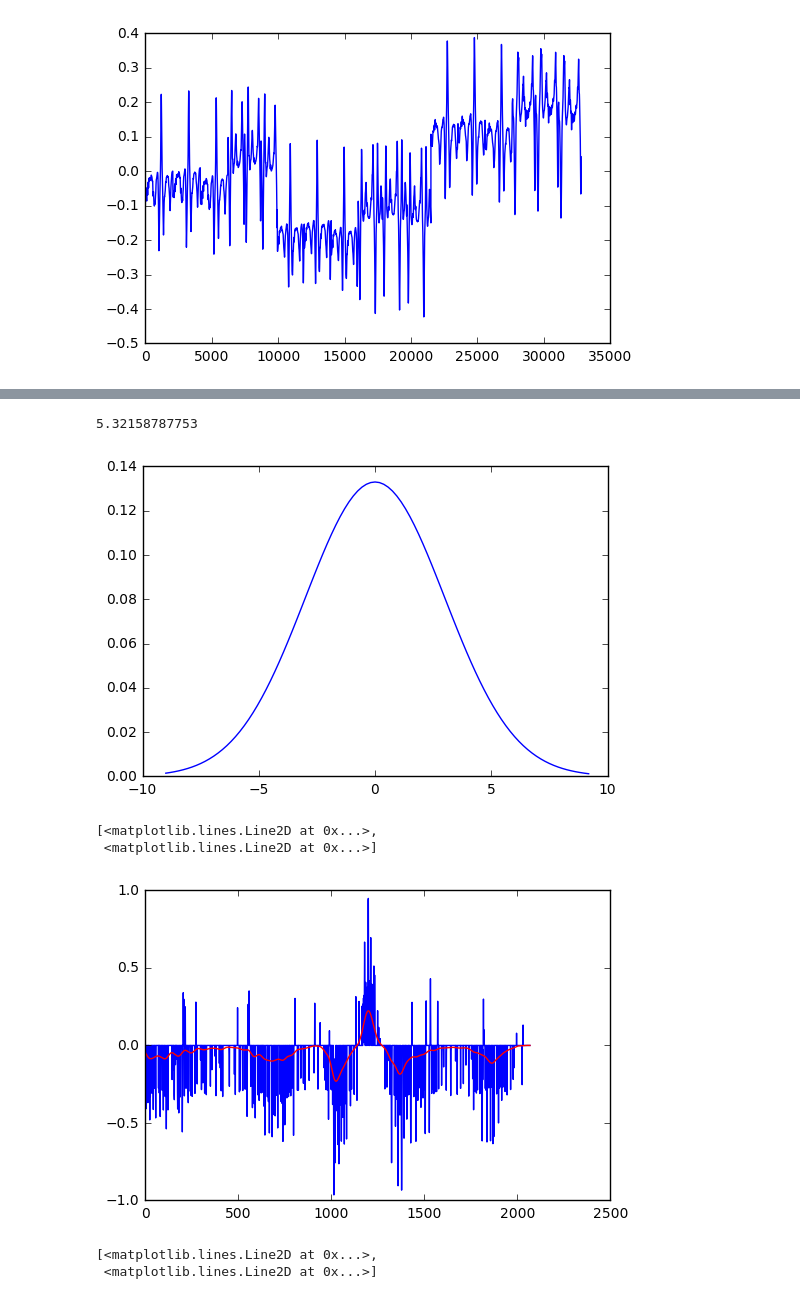
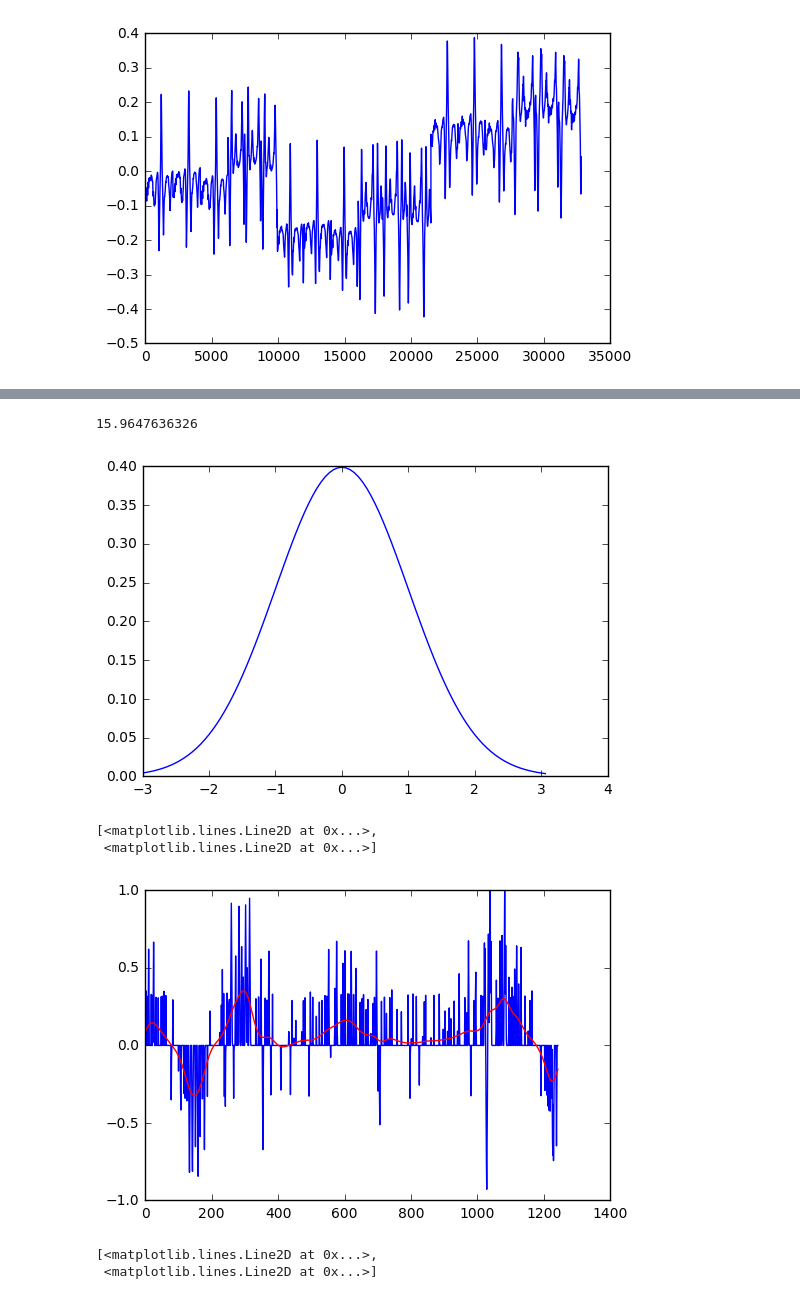
Before and after one commit to apereiral/Behavioral-Cloning-Project, a Jupyter notebook: behavioral-cloning-notebook.ipynb, the cells around one changed output, grey strips where cells are left out. Saved outputs shown, nothing was run; the diff lists cells and outputs as text; code cells hidden in the pictures.

```diff
--- a/behavioral-cloning-notebook.ipynb
+++ b/behavioral-cloning-notebook.ipynb
@@ -304,20 +306,20 @@ model.evaluate(img_train, steering_train)
 # %%
-sigma = 3.
+sigma = 1.
 mu = 0.
 x = np.arange(-3*sigma, 3.1*sigma, sigma/16)
 gaussian_ = (np.exp((-1.*x**2)/(2*sigma**2)))*(1./(np.sqrt(2*np.pi*sigma**2)))
 plt.plot(x, gaussian_)
 print(np.sum(gaussian_))
 # %% [output]
-5.32158787753
+15.9647636326
-[figure, old version]
+[figure, new version]
 # %%
-teste = np.convolve(center['steering'], gaussian_/5.32, 'same')
-plt.plot(center['steering'], 'b', teste, 'r')
+teste = np.convolve(center_rev['steering'], 1.5*gaussian_/np.sum(gaussian_), 'same')
+plt.plot(center_rev['steering'], 'b', teste, 'r')
 # %% [output]
 [<matplotlib.lines.Line2D at 0x...>,
  <matplotlib.lines.Line2D at 0x...>]
-[figure, old version]
+[figure, new version]
 # %%
 teste = np.convolve(center['steering'], gaussian_, 'same')
 plt.plot(center['steering'], 'b', teste, 'r')
```
Also changed, not shown: parts of 12 cells of this notebook, 3 other files.
